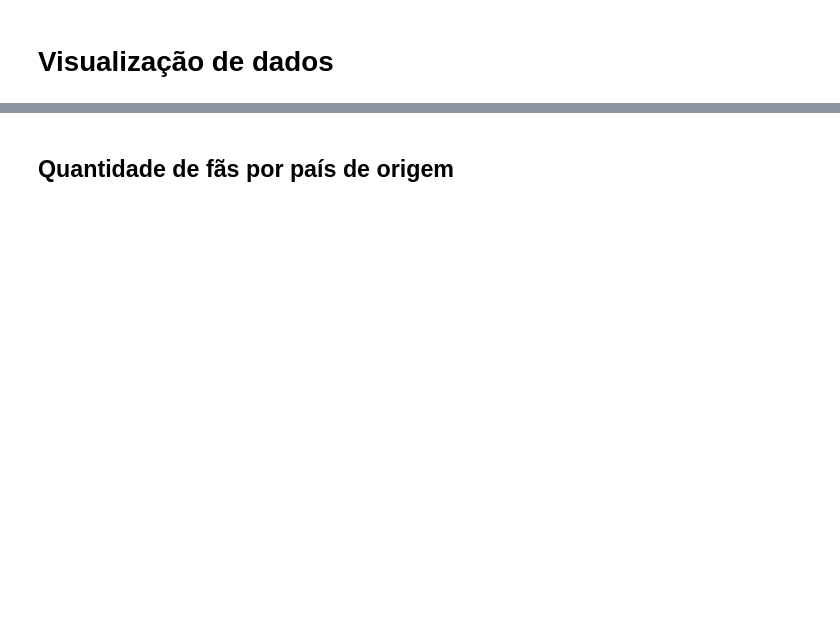
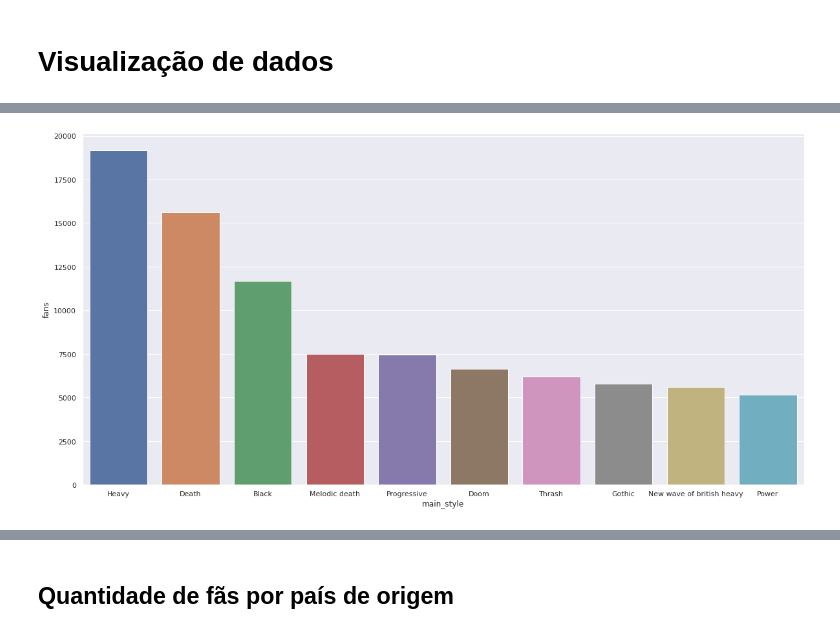
Before and after one commit to otaviokamel/projeto_introducao_analise_de_dados, a Jupyter notebook: Metal_Bands_by_Nation.ipynb, the cells around one changed output, grey strips where cells are left out. Saved outputs shown, nothing was run; the diff lists cells and outputs as text; code cells hidden in the pictures; blank space fills up the shorter version.

```diff
--- a/Metal_Bands_by_Nation.ipynb
+++ b/Metal_Bands_by_Nation.ipynb
@@ -549,0 +655,3 @@ df.corr(method='spearman')
+# %%
+top_styles = df[['main_style', 'fans']].groupby('main_style').sum().sort_values(by='fans', ascending=False).reset_index()
+top_styles
@@ -549,0 +672,4 @@ df.corr(method='spearman')
+# %%
+sns.barplot(data=top_styles.head(10), x='main_style', y='fans');
+# %% [output]
+[figure, added]
```
Also changed, not shown: parts of 55 cells of this notebook.
